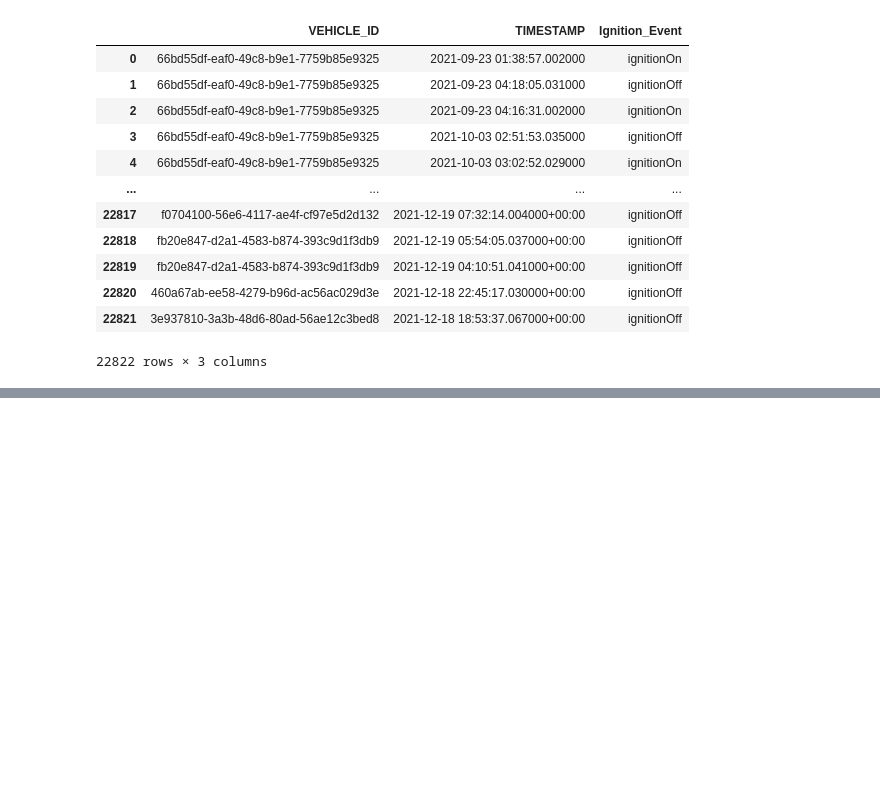
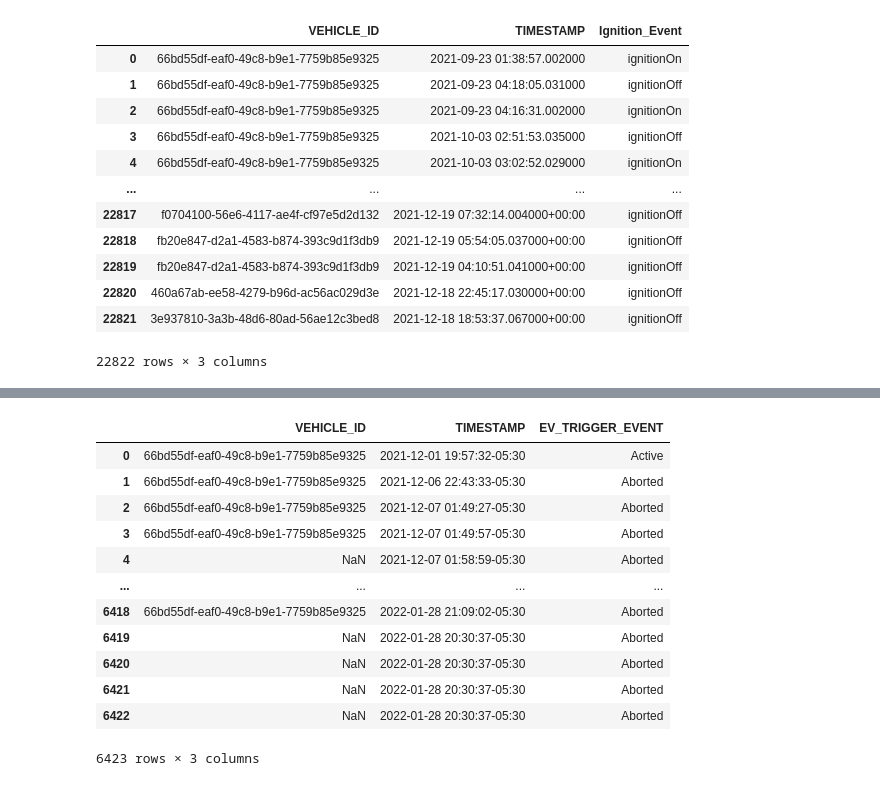
Before and after one commit to RohanArava/Motorq-DS-Rohan, a Jupyter notebook: motorq.ipynb, the cells around one changed output, grey strips where cells are left out. Saved outputs shown, nothing was run; the diff lists cells and outputs as text; code cells hidden in the pictures; blank space fills up the shorter version.

```diff
--- a/motorq.ipynb
+++ b/motorq.ipynb
@@ -162,10 +197,10 @@ for i in range(triggers.shape[0]):
     tel = triggers.iloc[i]
     if tel["NAME"]!="IGN_CYL":continue
     if tel['VAL']=="ON" and previous_status=="OFF":
-        ignition_events.loc[len(ignition_events.index)] = [np.NaN, tel["CTS"], "ignitionOn"]
+        ignition_events.loc[len(ignition_events.index)] = [tel["ID"], tel["CTS"], "ignitionOn"]
         previous_status = "ON"
     elif tel['VAL']=="OFF" and previous_status=="ON":
-        ignition_events.loc[len(ignition_events.index)] = [np.NaN, tel["CTS"], "ignitionOff"]
+        ignition_events.loc[len(ignition_events.index)] = [tel["ID"], tel["CTS"], "ignitionOff"]
         previous_status = "OFF"
 # %%
 for i in range(arti_ign.shape[0]):
@@ -189,0 +241,32 @@ ignition_events
+# %%
+ev_triggers = pd.DataFrame({
+    "VEHICLE_ID":[],
+    "TIMESTAMP":[],
+    "EV_TRIGGER_EVENT":[]
+})
+# %%
+for i in range(triggers.shape[0]):
+    tel = triggers.iloc[i]
+    if tel["NAME"]!="EV_CHARGE_STATE":continue
+    if tel['VAL']=="Active":
+        ev_triggers.loc[len(ev_triggers.index)] = [tel["ID"], tel["CTS"], "Active"]
+    elif tel['VAL']=="Aborted":
+        ev_triggers.loc[len(ev_triggers.index)] = [tel["ID"], tel["CTS"], "Aborted"]
+    elif tel['VAL']=="Complete":
+        ev_triggers.loc[len(ev_triggers.index)] = [tel["ID"], tel["CTS"], "Complete"]
+# %%
+ev_triggers
+# %% [output]
+|  | VEHICLE_ID | TIMESTAMP | EV_TRIGGER_EVENT |
+| 0 | 66bd55df-eaf0-49c8-b9e1-7759b85e9325 | 2021-12-01 19:57:32-05:30 | Active |
+| 1 | 66bd55df-eaf0-49c8-b9e1-7759b85e9325 | 2021-12-06 22:43:33-05:30 | Aborted |
+| 2 | 66bd55df-eaf0-49c8-b9e1-7759b85e9325 | 2021-12-07 01:49:27-05:30 | Aborted |
+| 3 | 66bd55df-eaf0-49c8-b9e1-7759b85e9325 | 2021-12-07 01:49:57-05:30 | Aborted |
+| 4 | NaN | 2021-12-07 01:58:59-05:30 | Aborted |
+| ... | ... | ... | ... |
+| 6418 | 66bd55df-eaf0-49c8-b9e1-7759b85e9325 | 2022-01-28 21:09:02-05:30 | Aborted |
+| 6419 | NaN | 2022-01-28 20:30:37-05:30 | Aborted |
+| 6420 | NaN | 2022-01-28 20:30:37-05:30 | Aborted |
+| 6421 | NaN | 2022-01-28 20:30:37-05:30 | Aborted |
+| 6422 | NaN | 2022-01-28 20:30:37-05:30 | Aborted |
+6423 rows × 3 columns
```
Also changed, not shown: parts of 6 cells of this notebook.
